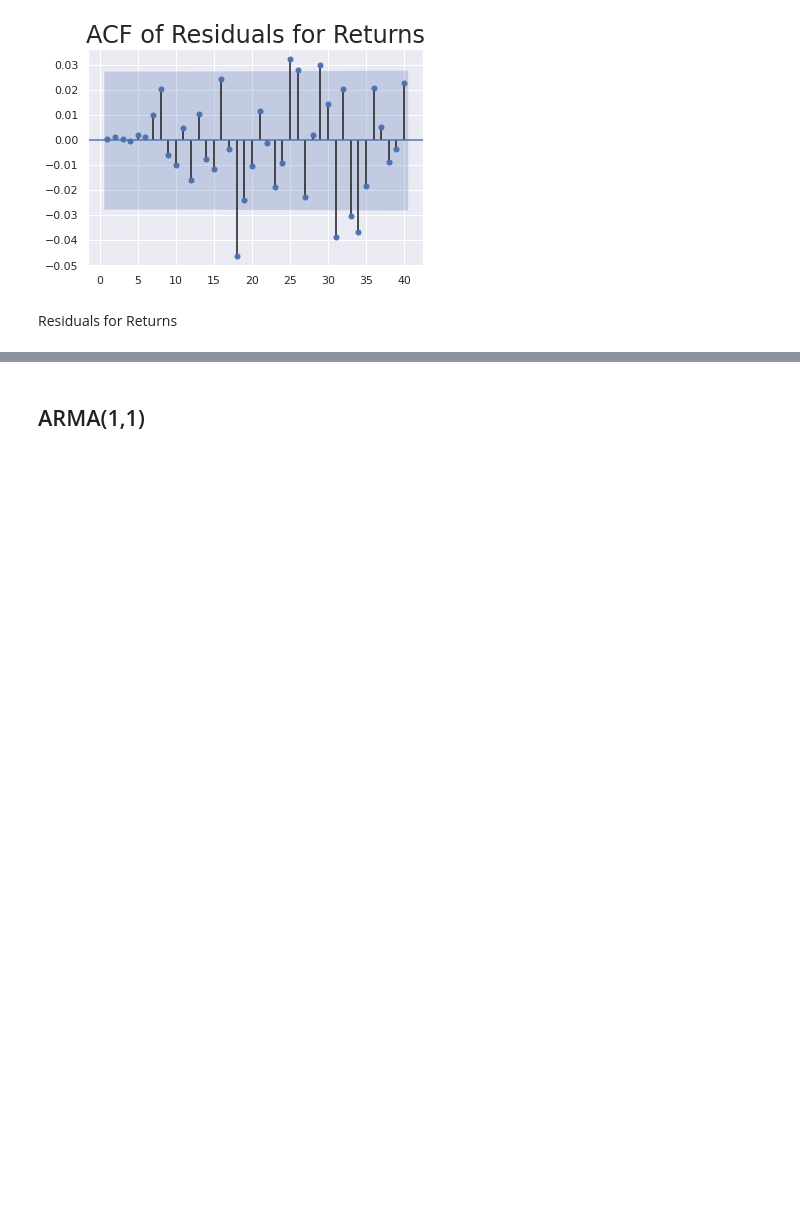
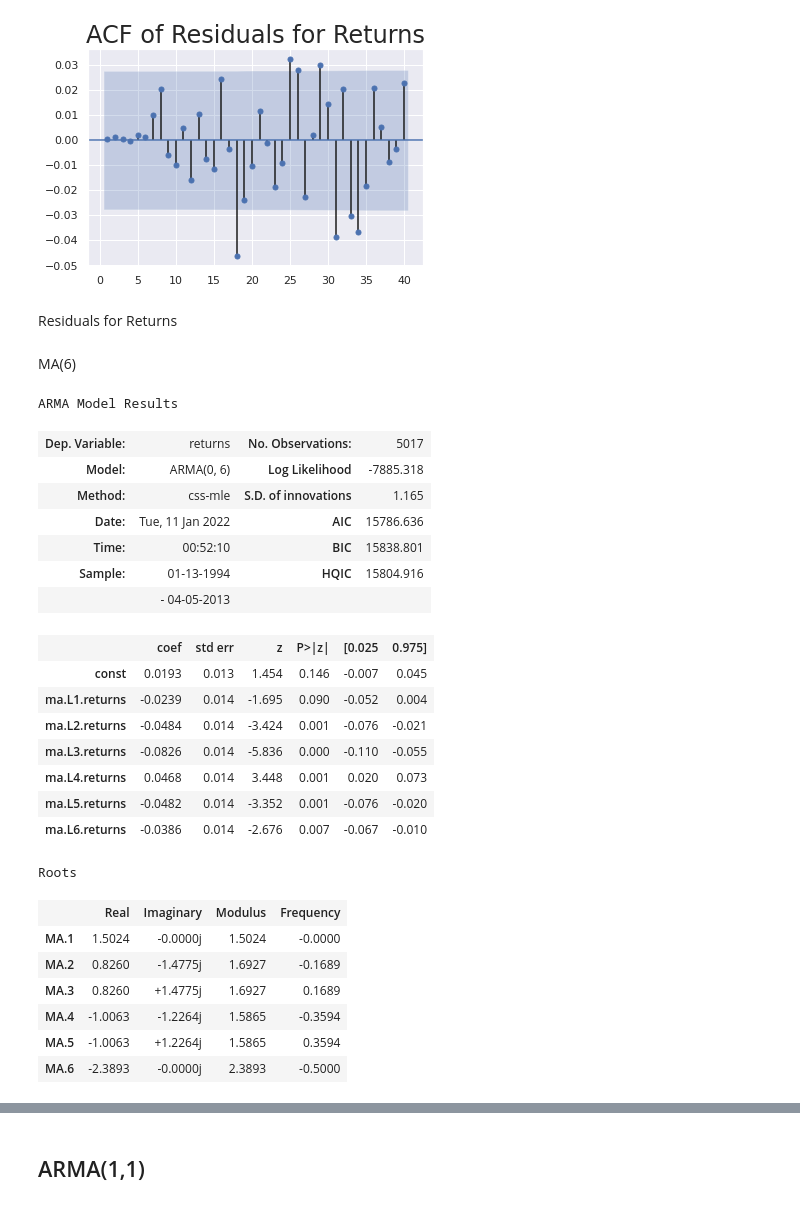
Before and after one commit to jjsalazarr/curso-series-temporales, a Jupyter notebook: 7. ARMA autorregresivos de medias moviles/Python/9_ARMA_.ipynb, the cells around one changed output, grey strips where cells are left out. Drawn from its saved outputs; the diff is of its cells as text; code cells hidden in the pictures; blank space fills up the shorter version.

```diff
--- a/7. ARMA autorregresivos de medias moviles/Python/9_ARMA_.ipynb
+++ b/7. ARMA autorregresivos de medias moviles/Python/9_ARMA_.ipynb
@@ -304,3 +304,36 @@ plt.show()
 [figure]
 # %% [markdown]
 Residuals for Returns
+# %% [markdown]
+MA(6)
+# %%
+df=df.iloc[1:]
+
+model_ret_am_6 = ARMA(df.returns[1:], order=(0,6))
+results_ret_am_6 = model_ret_am_6.fit()
+results_ret_am_6.summary()
+# %% [output]
+ARMA Model Results
+| Dep. Variable: | returns | No. Observations: | 5017 |
+| Model: | ARMA(0, 6) | Log Likelihood | -7885.318 |
+| Method: | css-mle | S.D. of innovations | 1.165 |
+| Date: | Tue, 11 Jan 2022 | AIC | 15786.636 |
+| Time: | 00:52:10 | BIC | 15838.801 |
+| Sample: | 01-13-1994 | HQIC | 15804.916 |
+|  | - 04-05-2013 |  |  |
+|  | coef | std err | z | P>|z| | [0.025 | 0.975] |
+| const | 0.0193 | 0.013 | 1.454 | 0.146 | -0.007 | 0.045 |
+| ma.L1.returns | -0.0239 | 0.014 | -1.695 | 0.090 | -0.052 | 0.004 |
+| ma.L2.returns | -0.0484 | 0.014 | -3.424 | 0.001 | -0.076 | -0.021 |
+| ma.L3.returns | -0.0826 | 0.014 | -5.836 | 0.000 | -0.110 | -0.055 |
+| ma.L4.returns | 0.0468 | 0.014 | 3.448 | 0.001 | 0.020 | 0.073 |
+| ma.L5.returns | -0.0482 | 0.014 | -3.352 | 0.001 | -0.076 | -0.020 |
+| ma.L6.returns | -0.0386 | 0.014 | -2.676 | 0.007 | -0.067 | -0.010 |
+Roots
+|  | Real | Imaginary | Modulus | Frequency |
+| MA.1 | 1.5024 | -0.0000j | 1.5024 | -0.0000 |
+| MA.2 | 0.8260 | -1.4775j | 1.6927 | -0.1689 |
+| MA.3 | 0.8260 | +1.4775j | 1.6927 | 0.1689 |
+| MA.4 | -1.0063 | -1.2264j | 1.5865 | -0.3594 |
+| MA.5 | -1.0063 | +1.2264j | 1.5865 | 0.3594 |
+| MA.6 | -2.3893 | -0.0000j | 2.3893 | -0.5000 |
```
Also changed, not shown: parts of 4 cells of this notebook.
